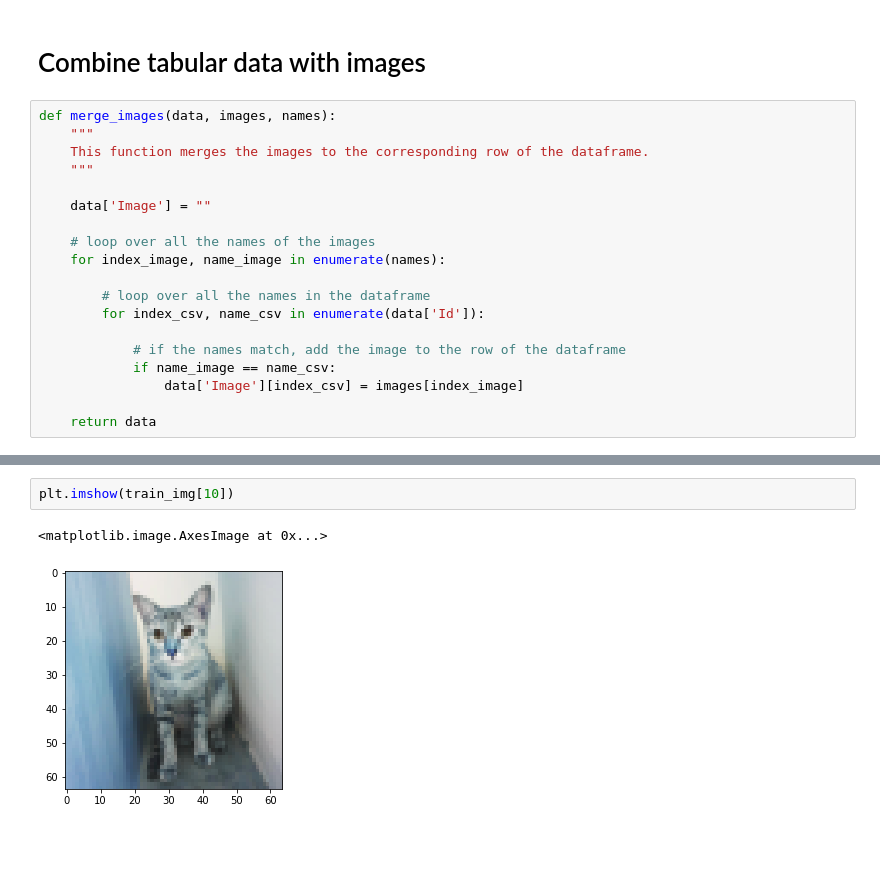
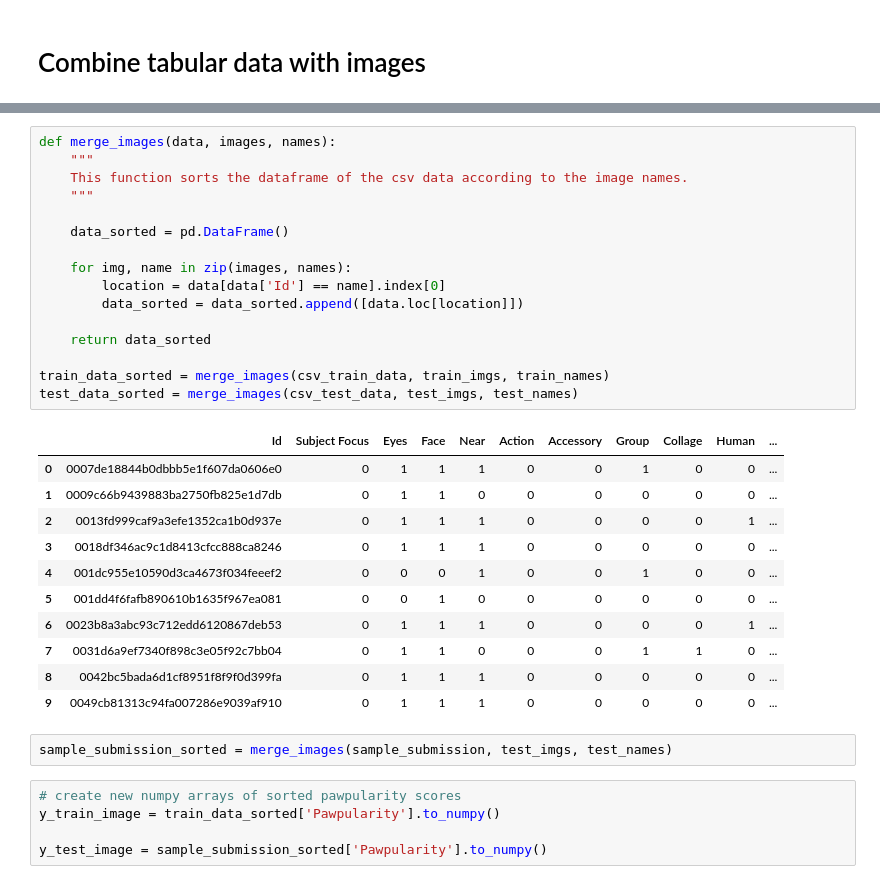
Before and after one commit to ilsefeenstra/CassBenteDemiIlse, a Jupyter notebook: Import_data.ipynb, the cells around one changed output, grey strips where cells are left out. Drawn from its saved outputs; the diff is of its cells as text; blank space fills up the shorter version.

```diff
--- a/Import_data.ipynb
+++ b/Import_data.ipynb
@@ -189,22 +173,3 @@ train_imgs, train_names = reshape_images("C:\\Users\\Cass Maes\\Documents\\PPP\\
 test_imgs, test_names = reshape_images("C:\\Users\\Cass Maes\\Documents\\PPP\\MinorAI\\ML_project\\CassBenteDemiIlse\\petfinder-pawpularity-score\\test", 64)
 # %% [markdown]
 # Combine tabular data with images
-# %%
-def merge_images(data, images, names):
-    """
-    This function merges the images to the corresponding row of the dataframe.
-    """
-
-    data['Image'] = ""
-
-    # loop over all the names of the images
-    for index_image, name_image in enumerate(names):
-
-        # loop over all the names in the dataframe
-        for index_csv, name_csv in enumerate(data['Id']):
-
-            # if the names match, add the image to the row of the dataframe
-            if name_image == name_csv:
-                data['Image'][index_csv] = images[index_image]
-
-    return data
@@ -261,5 +176,35 @@ True
-# %%
-plt.imshow(train_img[10])
-# %% [output]
-<matplotlib.image.AxesImage at 0x...>
-[figure, removed]
+# %%
+def merge_images(data, images, names):
+    """
+    This function sorts the dataframe of the csv data according to the image names.
+    """
+
+    data_sorted = pd.DataFrame()
+
+    for img, name in zip(images, names):
+        location = data[data['Id'] == name].index[0]
+        data_sorted = data_sorted.append([data.loc[location]])
+
+    return data_sorted
+
+train_data_sorted = merge_images(csv_train_data, train_imgs, train_names)
+test_data_sorted = merge_images(csv_test_data, test_imgs, test_names)
+# %% [output]
+|  | Id | Subject Focus | Eyes | Face | Near | Action | Accessory | Group | Collage | Human | ... |
+| 0 | 0007de18844b0dbbb5e1f607da0606e0 | 0 | 1 | 1 | 1 | 0 | 0 | 1 | 0 | 0 | ... |
+| 1 | 0009c66b9439883ba2750fb825e1d7db | 0 | 1 | 1 | 0 | 0 | 0 | 0 | 0 | 0 | ... |
+| 2 | 0013fd999caf9a3efe1352ca1b0d937e | 0 | 1 | 1 | 1 | 0 | 0 | 0 | 0 | 1 | ... |
+| 3 | 0018df346ac9c1d8413cfcc888ca8246 | 0 | 1 | 1 | 1 | 0 | 0 | 0 | 0 | 0 | ... |
+| 4 | 001dc955e10590d3ca4673f034feeef2 | 0 | 0 | 0 | 1 | 0 | 0 | 1 | 0 | 0 | ... |
+| 5 | 001dd4f6fafb890610b1635f967ea081 | 0 | 0 | 1 | 0 | 0 | 0 | 0 | 0 | 0 | ... |
+| 6 | 0023b8a3abc93c712edd6120867deb53 | 0 | 1 | 1 | 1 | 0 | 0 | 0 | 0 | 1 | ... |
+| 7 | 0031d6a9ef7340f898c3e05f92c7bb04 | 0 | 1 | 1 | 0 | 0 | 0 | 1 | 1 | 0 | ... |
+| 8 | 0042bc5bada6d1cf8951f8f9f0d399fa | 0 | 1 | 1 | 1 | 0 | 0 | 0 | 0 | 0 | ... |
+| 9 | 0049cb81313c94fa007286e9039af910 | 0 | 1 | 1 | 1 | 0 | 0 | 0 | 0 | 0 | ... |
+# %%
+sample_submission_sorted = merge_images(sample_submission, test_imgs, test_names)
+# %%
+# create new numpy arrays of sorted pawpularity scores
+y_train_image = train_data_sorted['Pawpularity'].to_numpy()
+
+y_test_image = sample_submission_sorted['Pawpularity'].to_numpy()
```
Also changed, not shown: parts of 9 cells of this notebook.
